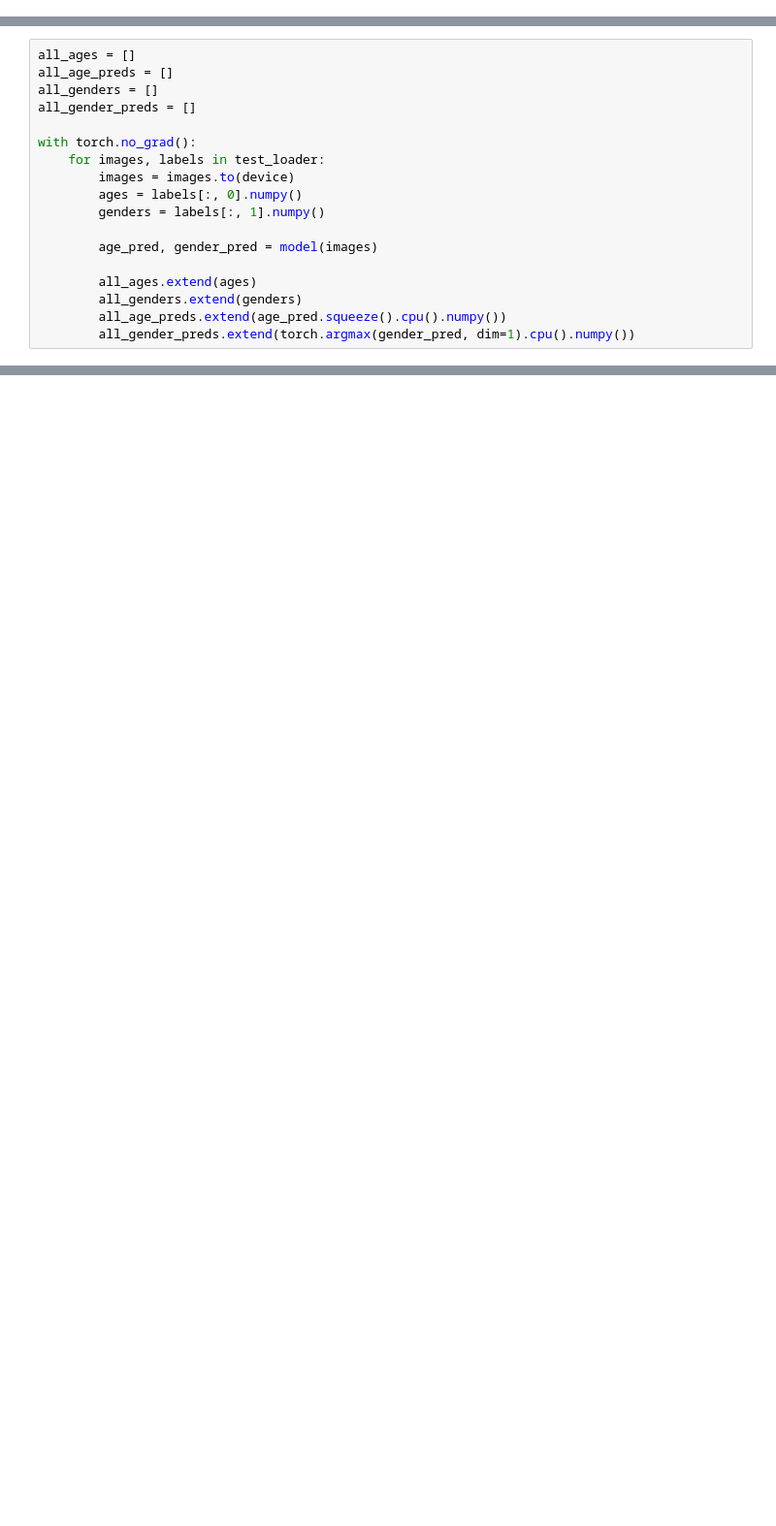
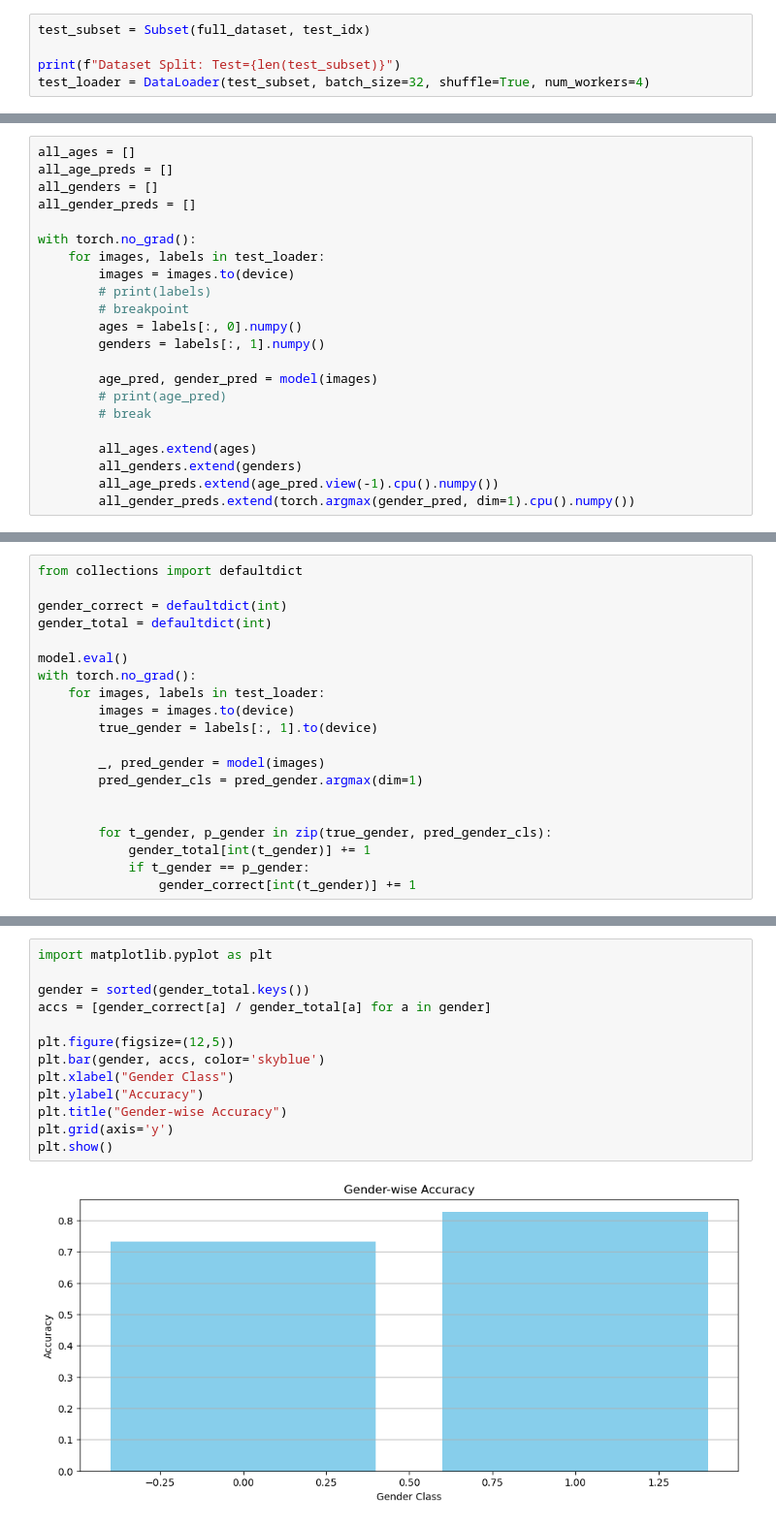
Before and after one commit to shindevaish/age_gender_classifier_cnn, a Jupyter notebook: evaluation.ipynb, the cells around one changed output, grey strips where cells are left out. Shown at 97% size. Saved outputs shown, nothing was run; the diff lists cells and outputs as text; blank space fills up the shorter version.

```diff
--- a/evaluation.ipynb
+++ b/evaluation.ipynb
@@ -22,0 +62,5 @@ transform = transforms.Compose([
+# %%
+test_subset = Subset(full_dataset, test_idx)
+
+print(f"Dataset Split: Test={len(test_subset)}")
+test_loader = DataLoader(test_subset, batch_size=32, shuffle=True, num_workers=4)
@@ -40,12 +90,16 @@ all_gender_preds = []
 with torch.no_grad():
     for images, labels in test_loader:
         images = images.to(device)
+        # print(labels)
+        # breakpoint
         ages = labels[:, 0].numpy()
         genders = labels[:, 1].numpy()
 
         age_pred, gender_pred = model(images)
+        # print(age_pred)
+        # break
 
         all_ages.extend(ages)
         all_genders.extend(genders)
-        all_age_preds.extend(age_pred.squeeze().cpu().numpy())
+        all_age_preds.extend(age_pred.view(-1).cpu().numpy())
         all_gender_preds.extend(torch.argmax(gender_pred, dim=1).cpu().numpy())
@@ -119,0 +131,20 @@ Gender Mean Absolute Error (MAE): 0.38
+# %%
+from collections import defaultdict
+
+gender_correct = defaultdict(int)
+gender_total = defaultdict(int)
+
+model.eval()
+with torch.no_grad():
+    for images, labels in test_loader:
+        images = images.to(device)
+        true_gender = labels[:, 1].to(device)
+
+        _, pred_gender = model(images)
+        pred_gender_cls = pred_gender.argmax(dim=1)
+
+
+        for t_gender, p_gender in zip(true_gender, pred_gender_cls):
+            gender_total[int(t_gender)] += 1
+            if t_gender == p_gender:
+                gender_correct[int(t_gender)] += 1
@@ -119,0 +158,15 @@ Gender Mean Absolute Error (MAE): 0.38
+# %%
+import matplotlib.pyplot as plt
+
+gender = sorted(gender_total.keys())
+accs = [gender_correct[a] / gender_total[a] for a in gender]
+
+plt.figure(figsize=(12,5))
+plt.bar(gender, accs, color='skyblue')
+plt.xlabel("Gender Class")
+plt.ylabel("Accuracy")
+plt.title("Gender-wise Accuracy")
+plt.grid(axis='y')
+plt.show()
+# %% [output]
+[figure, added]
```
Also changed, not shown: parts of 23 cells of this notebook.
